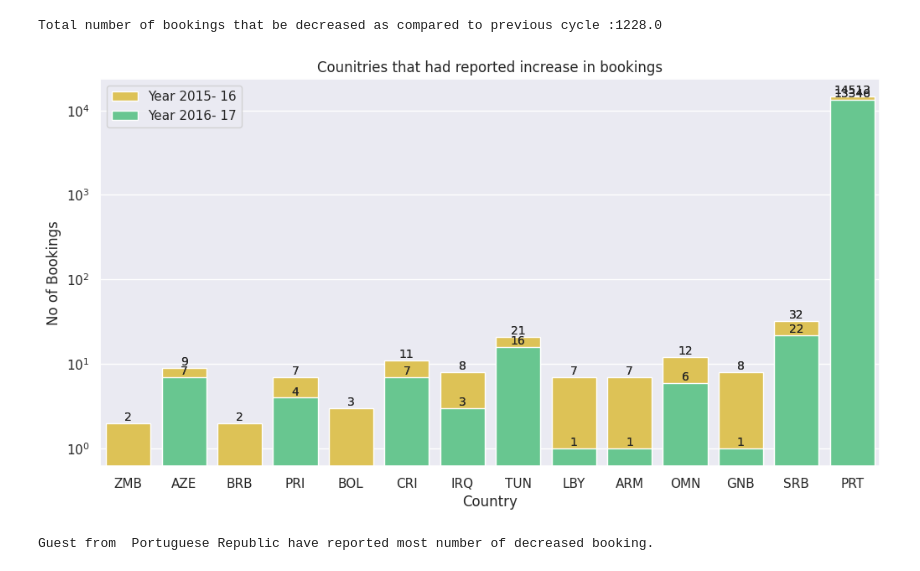
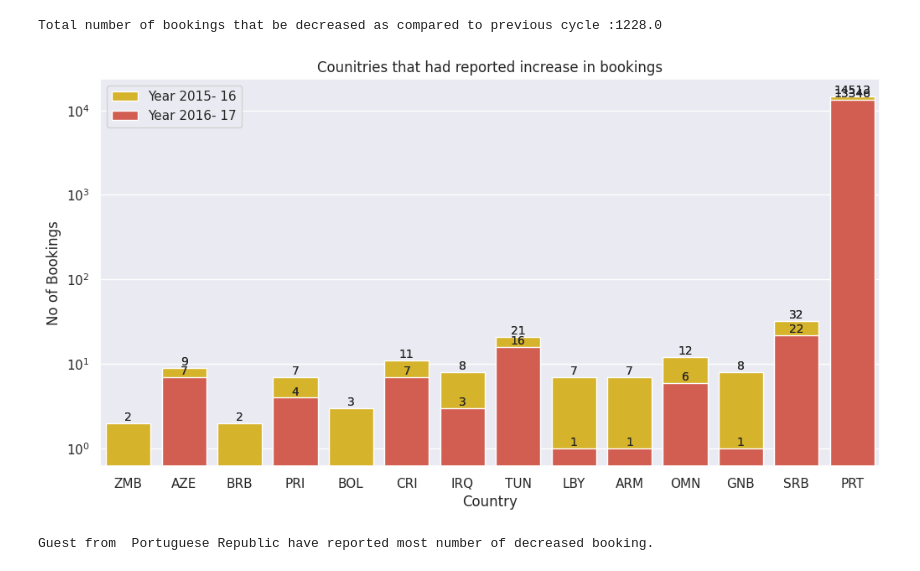
Before and after one commit to Bhushan0097/01.-CAPSTONE-PROJECT----Hotel-Bookings.csv, a Jupyter notebook: 01_Capstone_Project_EDA_HotelBooking.ipynb, the cells around one changed output. Cells and saved outputs as stored; diff of their text form; code cells hidden in the pictures.

```diff
--- a/01_Capstone_Project_EDA_HotelBooking.ipynb
+++ b/01_Capstone_Project_EDA_HotelBooking.ipynb
@@ -1375,32 +1375,32 @@ Total number of bookings that be decreased as compared to previous cycle :1228.0
 # %%
 # Chart - 3 visualization code
 # Displaying  counitries that had reported decrease in bookings.
 
 fig, ax = plt.subplots(figsize=(12, 6))
 
 sns.set(style = "darkgrid")
 
-bar_plot1 = sns.barplot(x='country', y='Year 2015- 16', data=Decrease_booking, label="Year 2015- 16", color="#F4D03F")
-bar_plot2 = sns.barplot(x='country', y='Year 2016- 17', data=Decrease_booking , label="Year 2016- 17", color="#F5B7B1")
+bar_plot1 = sns.barplot(x='country', y='Year 2015- 16', data=Decrease_booking, label="Year 2015- 16", color="#F1C40F")
+bar_plot2 = sns.barplot(x='country', y='Year 2016- 17', data=Decrease_booking , label="Year 2016- 17", color="#E74C3C")
 bar_plot2.set_title('Counitries that had reported increase in bookings')
 
 
 plt.legend(ncol=1, loc="upper left", frameon=True)
 
 for i,j in zip(bar_plot2.containers,bar_plot1.containers): # displaying the count number on top of each bar
     bar_plot1.bar_label(j , size='small')
     bar_plot2.bar_label(i , size='small')
 
 
 plt.xlabel('Country')
 plt.ylabel('No of Bookings')
 
 #setting scale to log  for proper visualazation of the plot
 ax.set_yscale('log')
 
 plt.show()
 # %% [output]
-[figure, old version]
+[figure, new version]
 # %%
 top_1 = countries_name_dict.get(Decrease_booking['country'].iloc[-1])
 print( 'Guest from ',top_1, 'have reported most number of decreased booking.' )
```
Also changed, not shown: parts of 38 cells of this notebook.
